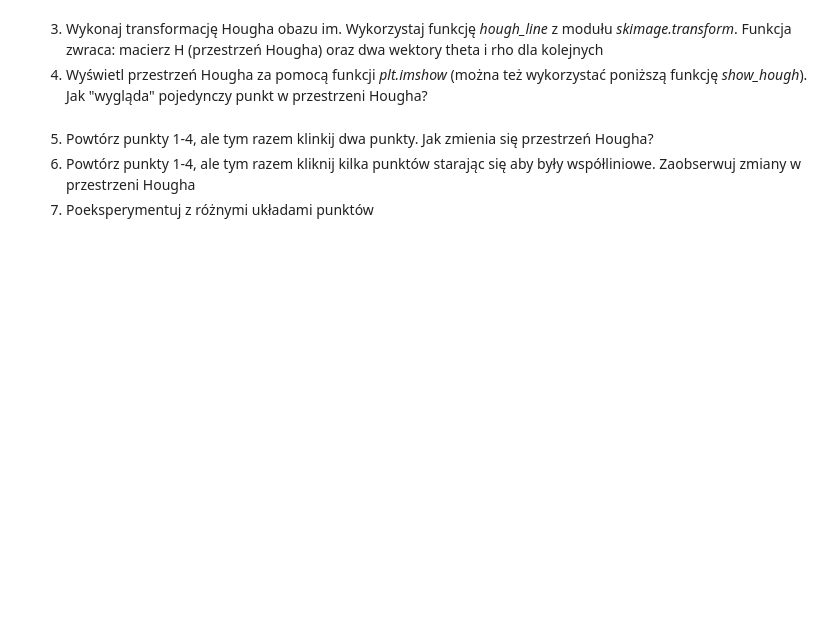
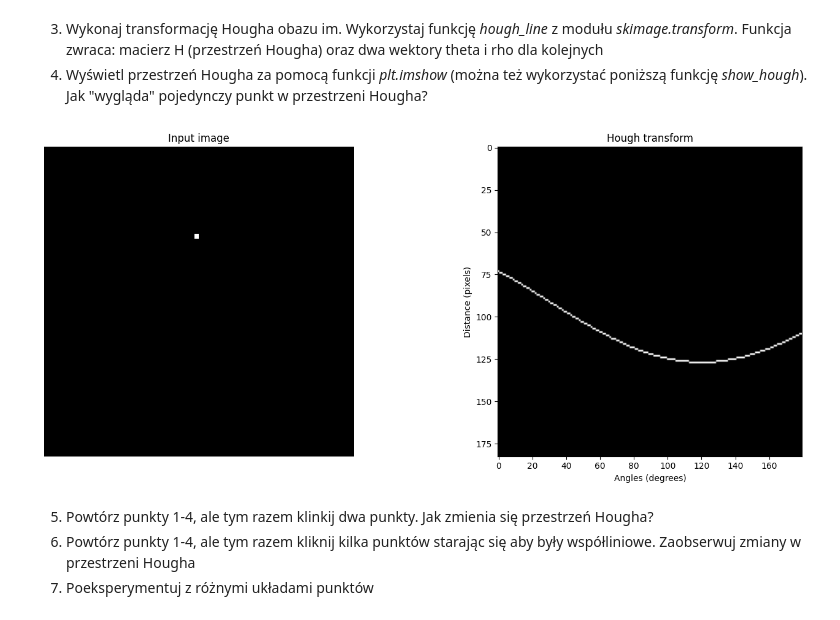
Before and after one commit to sQbanv/Introduction-to-Digital-Image-Processing, a Jupyter notebook: Tranformacja Hougha/Hough.ipynb, the cells around one changed output. Cells and saved outputs as stored; diff of their text form; code cells hidden in the pictures; blank space fills up the shorter version.

Commit message:
Hough final

```diff
--- a/Tranformacja Hougha/Hough.ipynb
+++ b/Tranformacja Hougha/Hough.ipynb
@@ -77,6 +80,11 @@ def show_hough(h, image):
 
     plt.tight_layout()
     plt.show()
+# %%
+hough, theta, rho = hough_line(im)
+show_hough(hough, im)
+# %% [output]
+[figure, added]
 # %% [markdown]
 5. Powtórz punkty 1-4, ale tym razem klinkij dwa punkty. Jak zmienia się przestrzeń Hougha?
 6. Powtórz punkty 1-4, ale tym razem kliknij kilka punktów starając się aby były współliniowe. Zaobserwuj zmiany w przestrzeni Hougha
```
Also changed, not shown: parts of 18 cells of this notebook, 3 other files.
